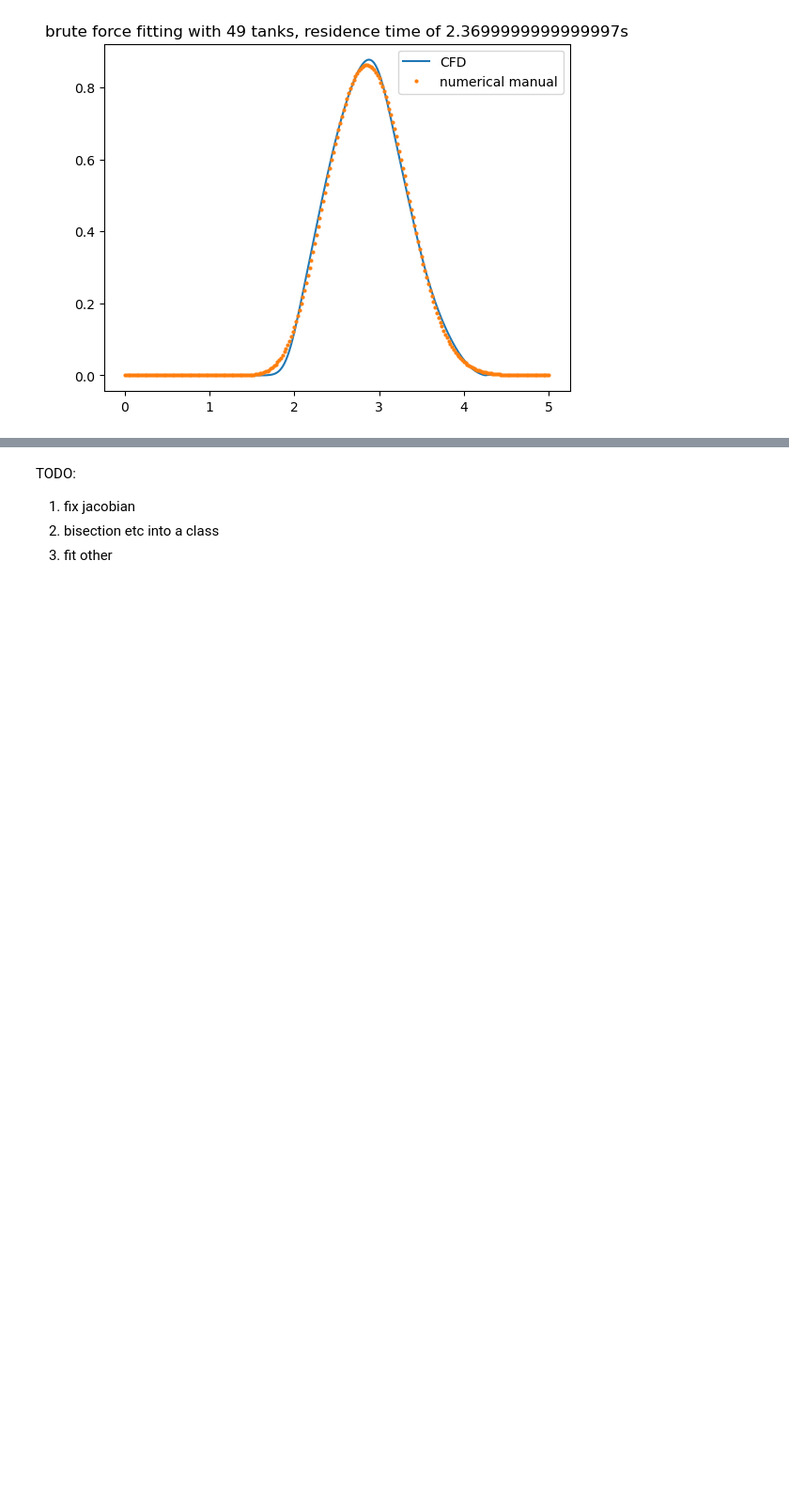
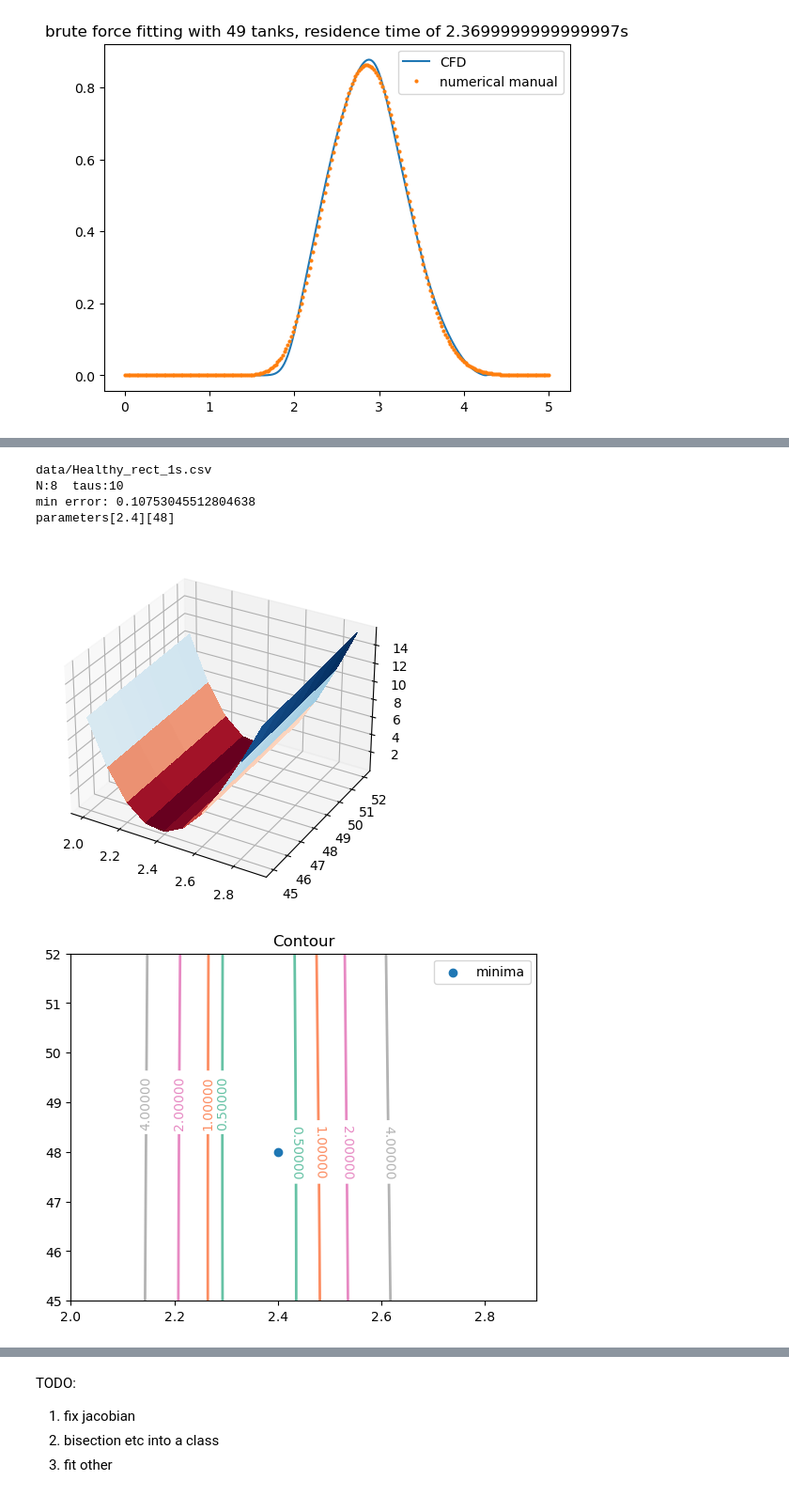
Before and after one commit to waves-stats/MOD_510_2023_autumn, a Jupyter notebook: Partha/project3/mod510_project3_partha_v2.ipynb, the cells around one changed output, grey strips where cells are left out. Shown at 94% size. Saved outputs shown, nothing was run; the diff lists cells and outputs as text; code cells hidden in the pictures; blank space fills up the shorter version.

Commit message:
healthy heart data is now fitted.

```diff
--- a/Partha/project3/mod510_project3_partha_v2.ipynb
+++ b/Partha/project3/mod510_project3_partha_v2.ipynb
@@ -506,6 +517,22 @@ ax.legend()
 # %% [output]
 <matplotlib.legend.Legend at 0x...>
 [figure]
+# %%
+def gradient(f,x, dx=10e-4,**kwarg):
+    '''
+    takes a function f and returns its gradient at x
+    using central difference,
+    '''
+    return (f(x+dx,**kwarg)-f(x-dx,**kwarg))/2/dx
+
+def SSR(tau, xdata=[], ydata=[], N=1, inj_prot=protocol):
+
+    timedata = xdata
+    conc_CDF = ydata
+    model = CSTRModel(tau=tau, N=N, timedata=timedata, inj_prot=protocol)
+    conc_out = model.time_sim(N, tau)
+    SSR = np.sum((conc_CFD-conc_out)**2)
+    return SSR
 # %%
 def gradient(f,x, dx=10e-4,**kwarg):
     '''
@@ -522,6 +549,3 @@ def SSR(tau, xdata=[], ydata=[], N=1, inj_prot=protocol):
     conc_out = model.time_sim(N, tau)
     SSR = np.sum((conc_CFD-conc_out)**2)
     return SSR
-# %%
-params = SSR{'xdata'=t, 'ydata'=conc_CFD, 'N'=N, 'inj_prot'='rect_1s'}
-for tau in np.arange(2,3,0.1):
@@ -578,3 +597,13 @@ a = plt.legend()
+# %%
+def load_CFD_data(healthy=True, protocol = 'rect_1s'):
+    if healthy: h = 'Healthy'
+    else: h = 'Aneurysm'
+    datafile = f'data/{h}_{protocol}.csv'
+    print(datafile)
+    concdata = pd.read_csv(datafile)
+    t = concdata.Time.to_numpy()
+    conc_CFD = concdata.Concentration.to_numpy()
+    return(t,conc_CFD)
 # %%
 def gradient_descent(f,x,df, g=.001, prec=1e-8,MAXIT=10, **kwarg):
     '''Minimize f(x) by gradient descent.
@@ -636,0 +688,11 @@ ax.legend()
+# %%
+healthy, protocol, levels = True, 'rect_1s', np.array([0.1,0.5,1,2,4])
+t, conc_CFD = load_CFD_data(healthy=healthy, protocol=protocol)
+plot_SSR_Surface(t, conc_CFD,levels=levels)
+# %% [output]
+data/Healthy_rect_1s.csv
+N:8  taus:10
+min error: 0.10753045512804638
+parameters[2.4][48]
+[figure, added]
+[figure, added]
```
Also changed, not shown: parts of 21 cells of this notebook.
